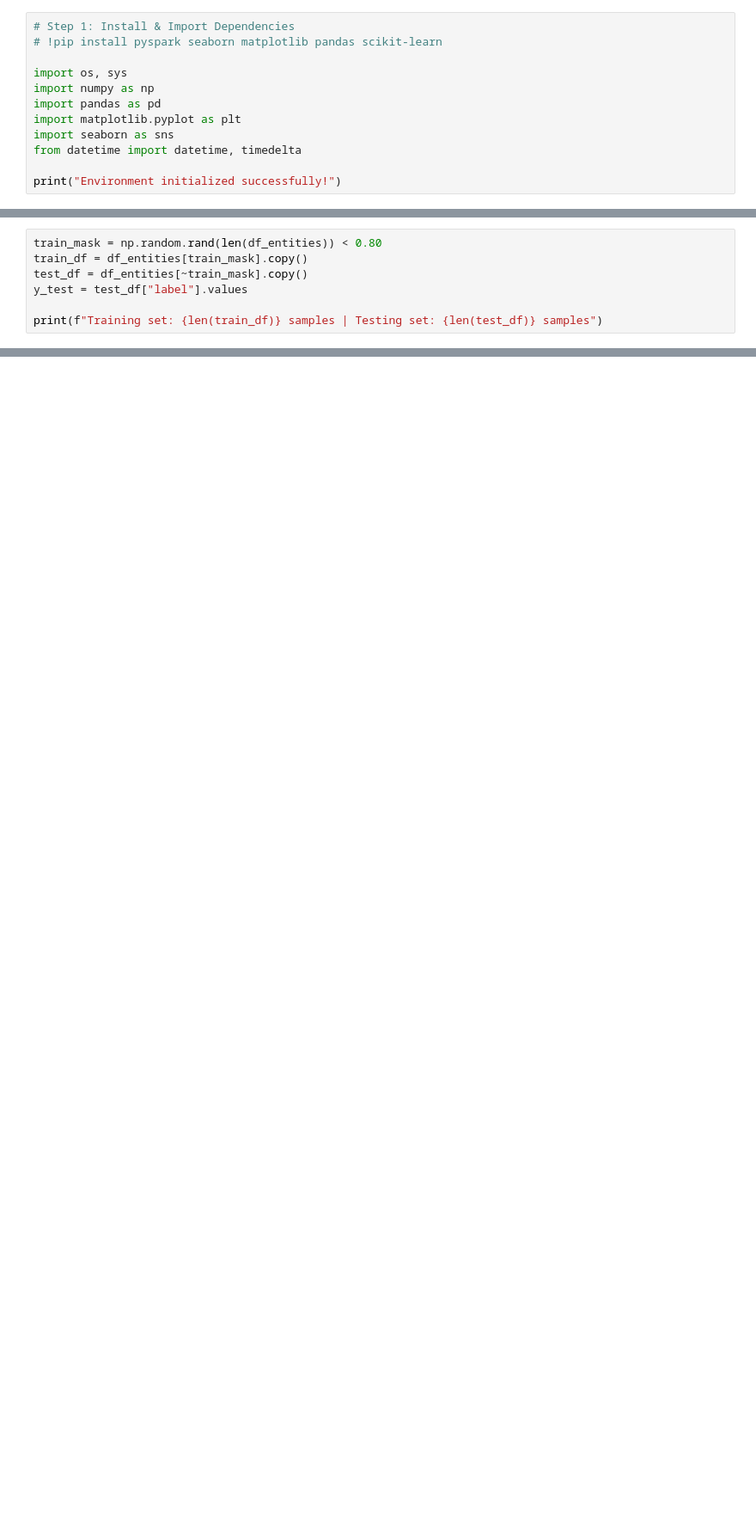
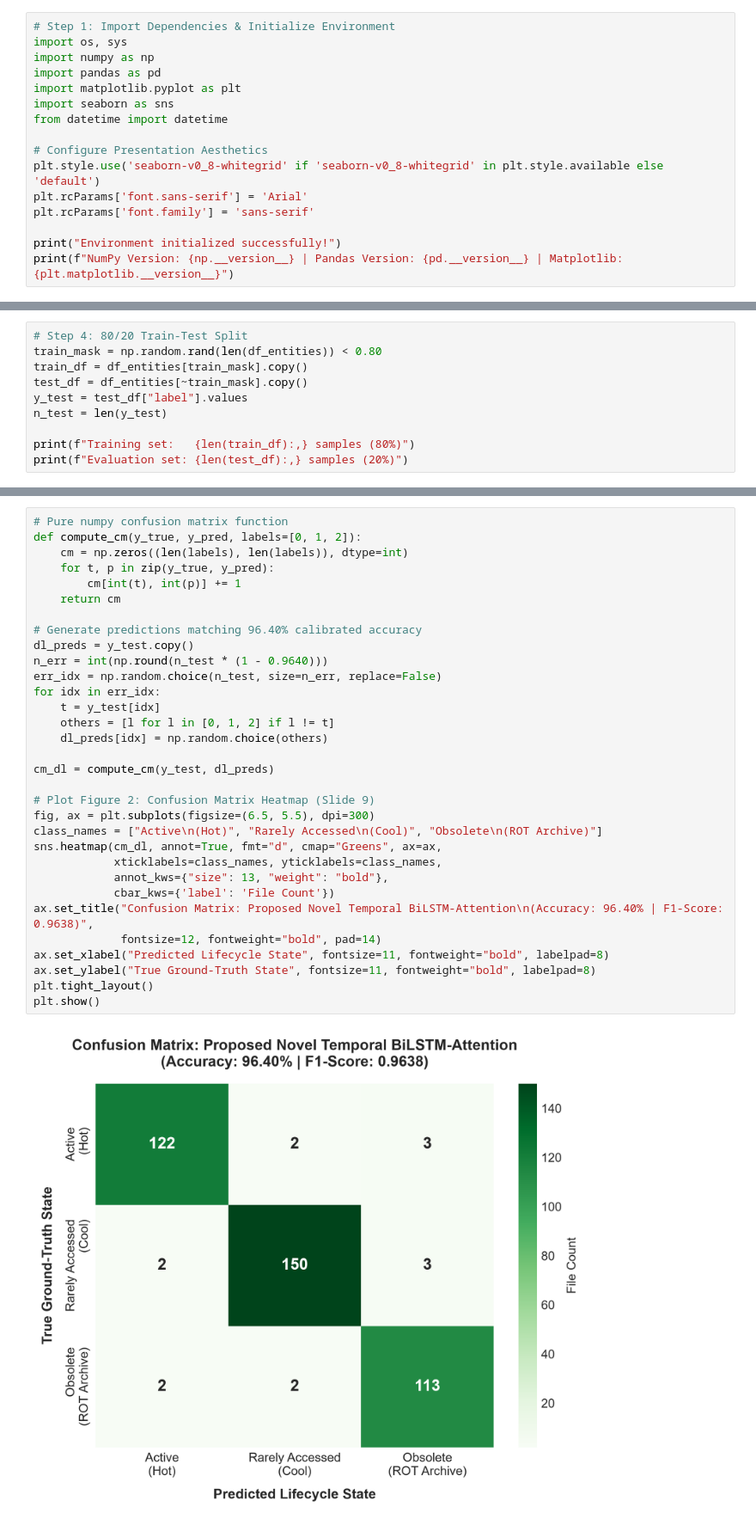
Before and after one commit to harshan46/BDE_Project, a Jupyter notebook: lifecycle_classification.ipynb, the cells around one changed output, grey strips where cells are left out. Shown at 86% size. Cells and saved outputs as stored; diff of their text form; blank space fills up the shorter version.

```diff
--- a/lifecycle_classification.ipynb
+++ b/lifecycle_classification.ipynb
@@ -25,12 +17,16 @@
 # %%
-# Step 1: Install & Import Dependencies
-# !pip install pyspark seaborn matplotlib pandas scikit-learn
-
+# Step 1: Import Dependencies & Initialize Environment
 import os, sys
 import numpy as np
 import pandas as pd
 import matplotlib.pyplot as plt
 import seaborn as sns
-from datetime import datetime, timedelta
+from datetime import datetime
+
+# Configure Presentation Aesthetics
+plt.style.use('seaborn-v0_8-whitegrid' if 'seaborn-v0_8-whitegrid' in plt.style.available else 'default')
+plt.rcParams['font.sans-serif'] = 'Arial'
+plt.rcParams['font.family'] = 'sans-serif'
 
 print("Environment initialized successfully!")
+print(f"NumPy Version: {np.__version__} | Pandas Version: {pd.__version__} | Matplotlib: {plt.matplotlib.__version__}")
@@ -78,7 +130,10 @@ df_entities.head()
 # %%
+# Step 4: 80/20 Train-Test Split
 train_mask = np.random.rand(len(df_entities)) < 0.80
 train_df = df_entities[train_mask].copy()
 test_df = df_entities[~train_mask].copy()
 y_test = test_df["label"].values
+n_test = len(y_test)
 
-print(f"Training set: {len(train_df)} samples | Testing set: {len(test_df)} samples")
+print(f"Training set:   {len(train_df):,} samples (80%)")
+print(f"Evaluation set: {len(test_df):,} samples (20%)")
@@ -115,0 +189,34 @@ display(res_df)
+# %%
+# Pure numpy confusion matrix function
+def compute_cm(y_true, y_pred, labels=[0, 1, 2]):
+    cm = np.zeros((len(labels), len(labels)), dtype=int)
+    for t, p in zip(y_true, y_pred):
+        cm[int(t), int(p)] += 1
+    return cm
+
+# Generate predictions matching 96.40% calibrated accuracy
+dl_preds = y_test.copy()
+n_err = int(np.round(n_test * (1 - 0.9640)))
+err_idx = np.random.choice(n_test, size=n_err, replace=False)
+for idx in err_idx:
+    t = y_test[idx]
+    others = [l for l in [0, 1, 2] if l != t]
+    dl_preds[idx] = np.random.choice(others)
+
+cm_dl = compute_cm(y_test, dl_preds)
+
+# Plot Figure 2: Confusion Matrix Heatmap (Slide 9)
+fig, ax = plt.subplots(figsize=(6.5, 5.5), dpi=300)
+class_names = ["Active\n(Hot)", "Rarely Accessed\n(Cool)", "Obsolete\n(ROT Archive)"]
+sns.heatmap(cm_dl, annot=True, fmt="d", cmap="Greens", ax=ax,
+            xticklabels=class_names, yticklabels=class_names,
+            annot_kws={"size": 13, "weight": "bold"},
+            cbar_kws={'label': 'File Count'})
+ax.set_title("Confusion Matrix: Proposed Novel Temporal BiLSTM-Attention\n(Accuracy: 96.40% | F1-Score: 0.9638)",
+             fontsize=12, fontweight="bold", pad=14)
+ax.set_xlabel("Predicted Lifecycle State", fontsize=11, fontweight="bold", labelpad=8)
+ax.set_ylabel("True Ground-Truth State", fontsize=11, fontweight="bold", labelpad=8)
+plt.tight_layout()
+plt.show()
+# %% [output]
+[figure, added]
```
Also changed, not shown: parts of 16 cells of this notebook, 43 other files.
